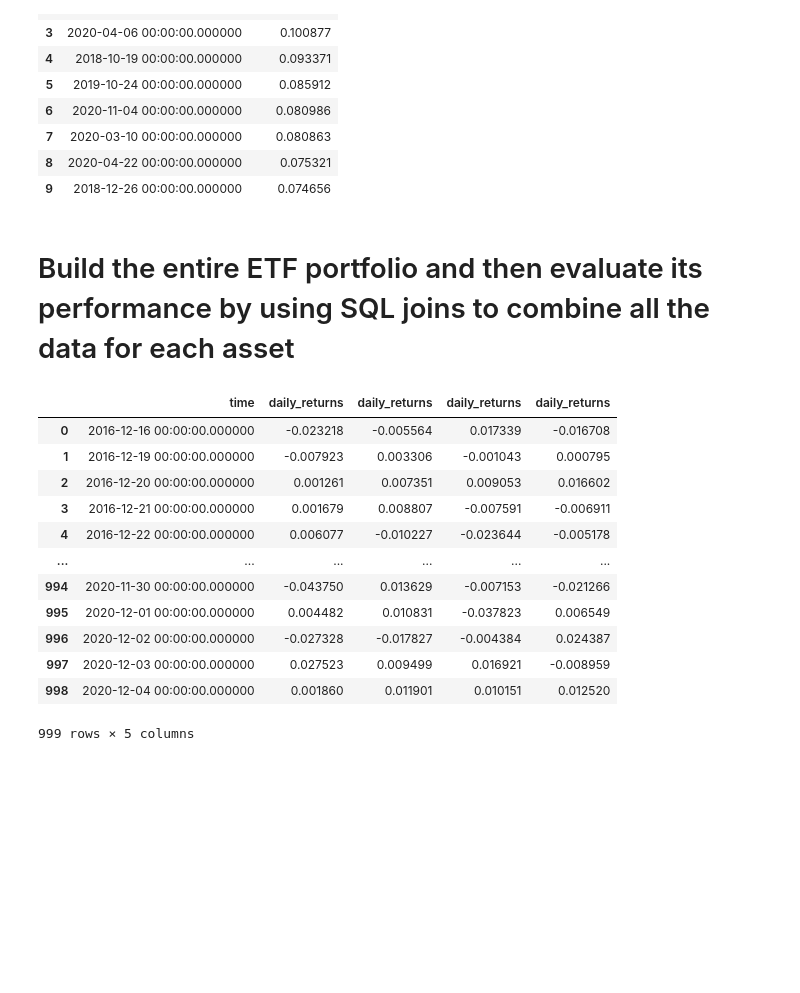
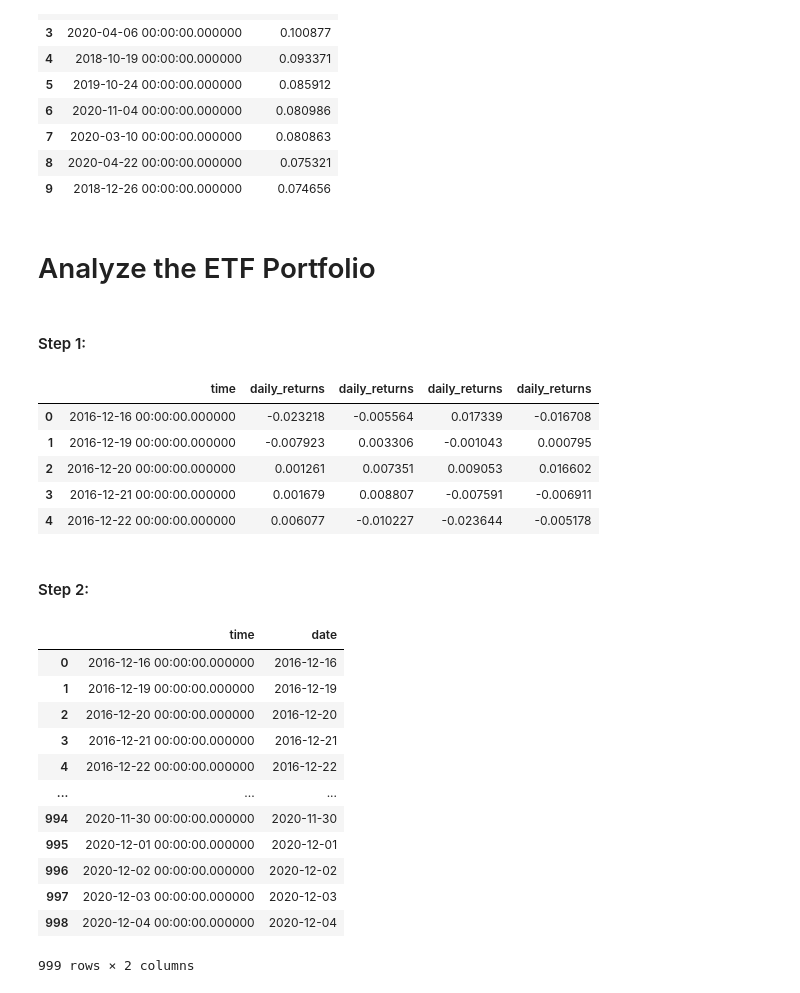
Before and after one commit to anythingelse-sf/passive_investing, a Jupyter notebook: passive_investing.ipynb, the cells around one changed output. Cells and saved outputs as stored; diff of their text form; code cells hidden in the pictures; blank space fills up the shorter version.

```diff
--- a/passive_investing.ipynb
+++ b/passive_investing.ipynb
@@ -147,27 +152,24 @@ top_daily_returns
 | 8 | 2020-04-22 00:00:00.000000 | 0.075321 |
 | 9 | 2018-12-26 00:00:00.000000 | 0.074656 |
 # %% [markdown]
-# Build the entire ETF portfolio and then evaluate its performance by using SQL joins to combine all the data for each asset
+# Analyze the ETF Portfolio
+# %% [markdown]
+#### Step 1:
 # %%
 # USE SQL to pull out daily_return data and INNER JOIN on the time column
 etf = """SELECT GDOT.time, GDOT.daily_returns, PYPL.daily_returns, SQ.daily_returns, GS.daily_returns FROM GDOT
     INNER JOIN PYPL ON GDOT.time=PYPL.time
     INNER JOIN GS on GDOT.time=GS.time
     INNER JOIN SQ on GDOT.time=SQ.time
     """
-etf_result=pd.read_sql_query(etf, con=engine)
-etf_result
+all_result=pd.read_sql_query(etf, con=engine)
+all_result.head()
 # %% [output]
 |  | time | daily_returns | daily_returns | daily_returns | daily_returns |
 | 0 | 2016-12-16 00:00:00.000000 | -0.023218 | -0.005564 | 0.017339 | -0.016708 |
 | 1 | 2016-12-19 00:00:00.000000 | -0.007923 | 0.003306 | -0.001043 | 0.000795 |
 | 2 | 2016-12-20 00:00:00.000000 | 0.001261 | 0.007351 | 0.009053 | 0.016602 |
 | 3 | 2016-12-21 00:00:00.000000 | 0.001679 | 0.008807 | -0.007591 | -0.006911 |
 | 4 | 2016-12-22 00:00:00.000000 | 0.006077 | -0.010227 | -0.023644 | -0.005178 |
-| ... | ... | ... | ... | ... | ... |
-| 994 | 2020-11-30 00:00:00.000000 | -0.043750 | 0.013629 | -0.007153 | -0.021266 |
-| 995 | 2020-12-01 00:00:00.000000 | 0.004482 | 0.010831 | -0.037823 | 0.006549 |
-| 996 | 2020-12-02 00:00:00.000000 | -0.027328 | -0.017827 | -0.004384 | 0.024387 |
-| 997 | 2020-12-03 00:00:00.000000 | 0.027523 | 0.009499 | 0.016921 | -0.008959 |
-| 998 | 2020-12-04 00:00:00.000000 | 0.001860 | 0.011901 | 0.010151 | 0.012520 |
-999 rows × 5 columns
+# %% [markdown]
+#### Step 2:
@@ -173,0 +182,24 @@ etf_result
+# %%
+# Format the time from the 'time' column to leave only the date
+df = pd.DataFrame(time)
+
+#                   date
+# 0  2015-02-21 12:08:51
+# In [39]:
+
+df['date'] = pd.to_datetime(df['time']).dt.date
+df
+# %% [output]
+|  | time | date |
+| 0 | 2016-12-16 00:00:00.000000 | 2016-12-16 |
+| 1 | 2016-12-19 00:00:00.000000 | 2016-12-19 |
+| 2 | 2016-12-20 00:00:00.000000 | 2016-12-20 |
+| 3 | 2016-12-21 00:00:00.000000 | 2016-12-21 |
+| 4 | 2016-12-22 00:00:00.000000 | 2016-12-22 |
+| ... | ... | ... |
+| 994 | 2020-11-30 00:00:00.000000 | 2020-11-30 |
+| 995 | 2020-12-01 00:00:00.000000 | 2020-12-01 |
+| 996 | 2020-12-02 00:00:00.000000 | 2020-12-02 |
+| 997 | 2020-12-03 00:00:00.000000 | 2020-12-03 |
+| 998 | 2020-12-04 00:00:00.000000 | 2020-12-04 |
+999 rows × 2 columns
```
Also changed, not shown: parts of 33 cells of this notebook, 2 other files.
